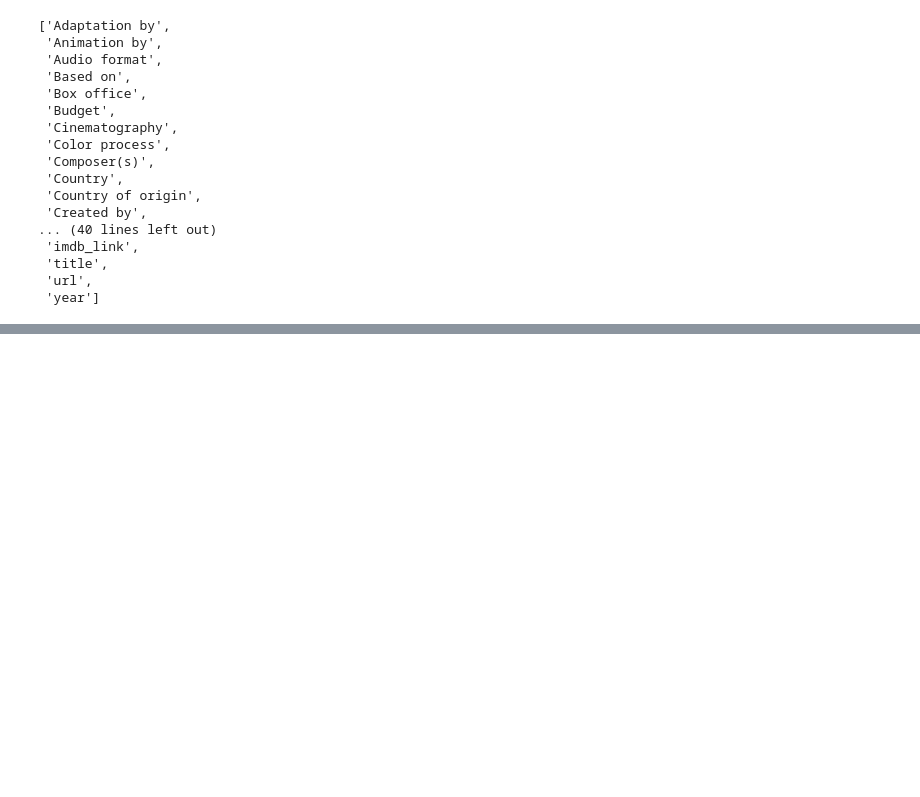
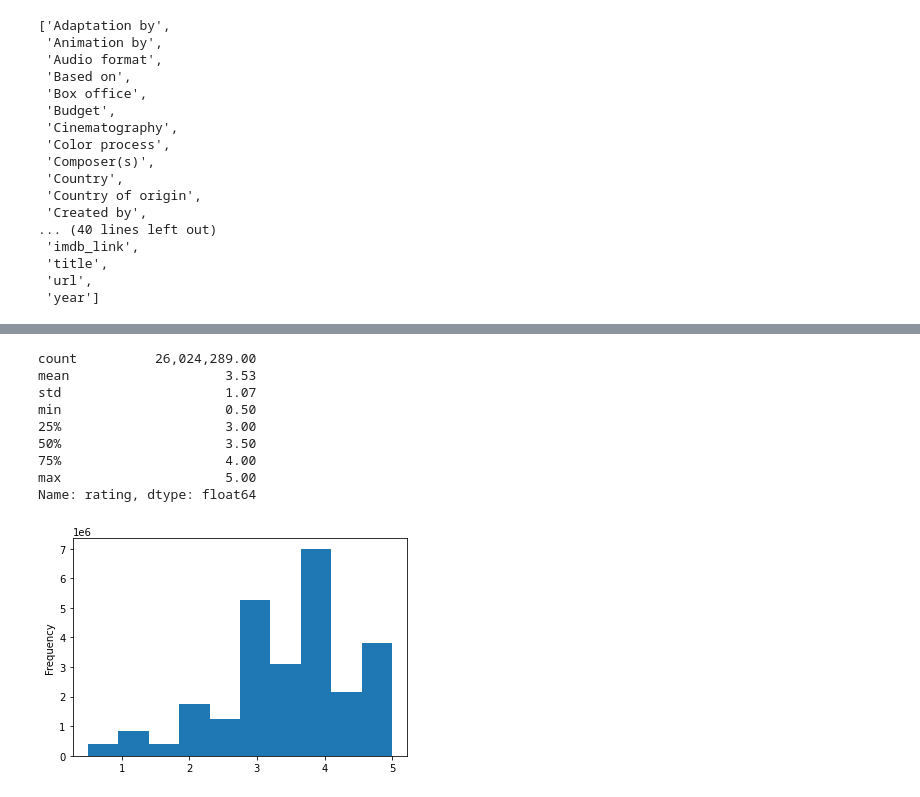
Before and after one commit to melisavacca/Movies-ETL, a Jupyter notebook: Module8.ipynb, the cells around one changed output, grey strips where cells are left out. Saved outputs shown, nothing was run; the diff lists cells and outputs as text; code cells hidden in the pictures; blank space fills up the shorter version.

```diff
--- a/Module8.ipynb
+++ b/Module8.ipynb
@@ -75,8 +75,8 @@ wiki_movies_raw[3600:3605]
   'Budget': '$20 million',
   'Box office': '$23.9 million'}]
 # %%
-kaggle_metadata = pd.read_csv(f'{file_dir}/movies_metadata.csv', low_memory=False)
-ratings = pd.read_csv(f'{file_dir}/ratings.csv')
+kaggle_metadata = pd.read_csv(f'{file_dir}/Data/movies_metadata.csv', low_memory=False)
+ratings = pd.read_csv(f'{file_dir}/Data/ratings.csv')
 # %%
 ratings.head()
 # %% [output]
@@ -264,0 +688,15 @@ sorted(wiki_movies_df.columns.tolist())
+# %%
+pd.options.display.float_format = '{:20,.2f}'.format
+ratings['rating'].plot(kind='hist')
+ratings['rating'].describe()
+# %% [output]
+count          26,024,289.00
+mean                    3.53
+std                     1.07
+min                     0.50
+25%                     3.00
+50%                     3.50
+75%                     4.00
+max                     5.00
+Name: rating, dtype: float64
+[figure, added]
```
Also changed, not shown: parts of 51 cells of this notebook.
